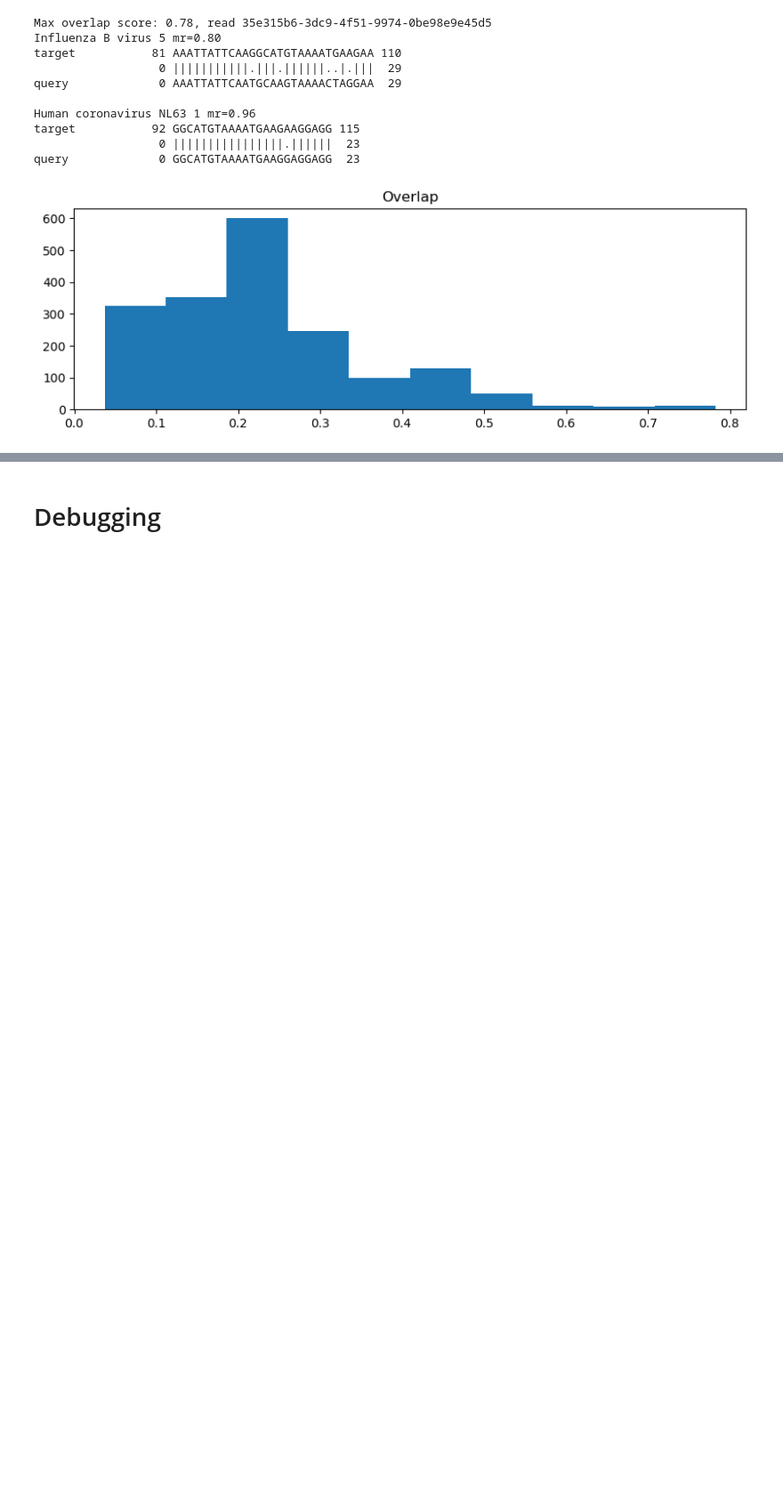
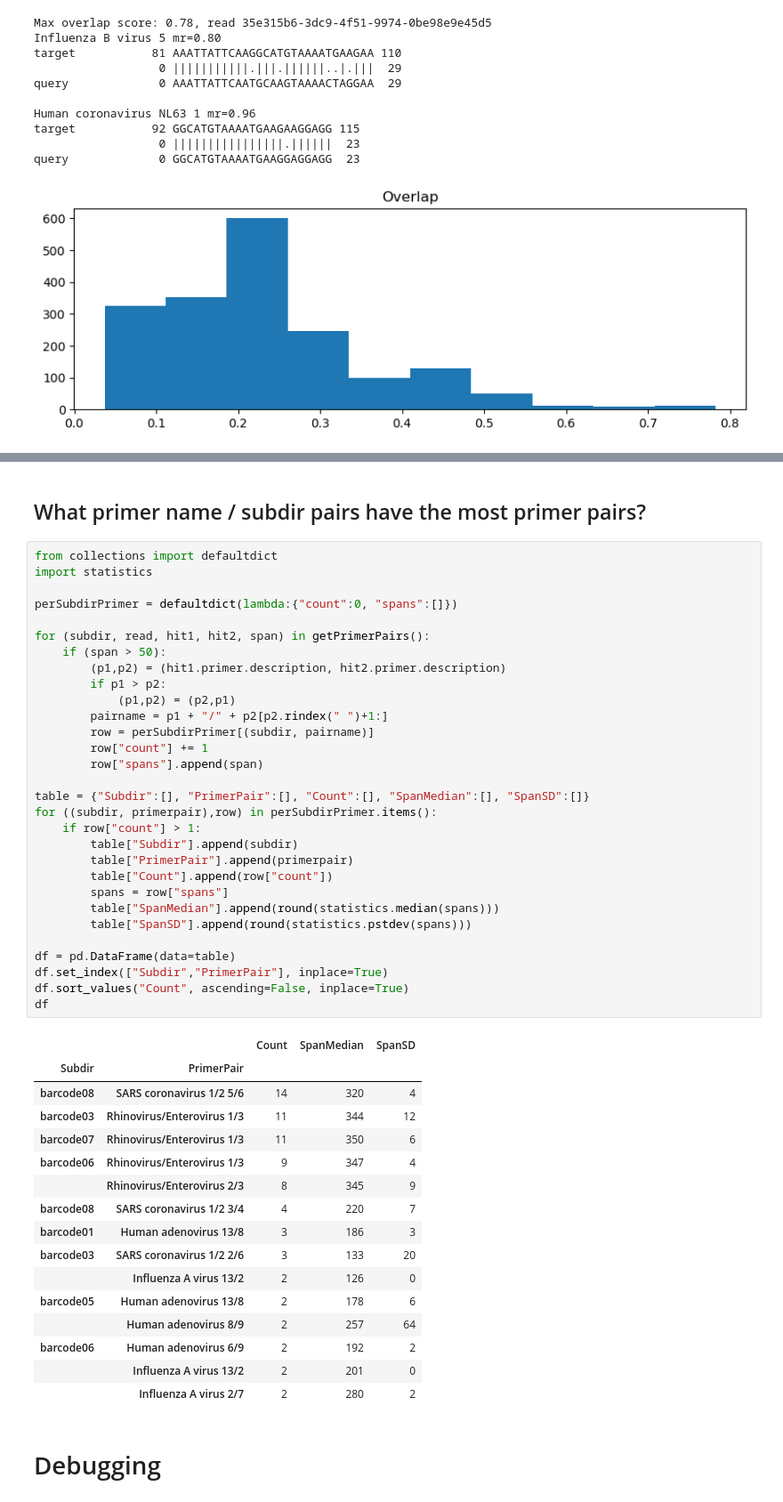
Before and after one commit to RByers/RespiCov-analyze, a Jupyter notebook: RCMatchPrimers.ipynb, the cells around one changed output, grey strips where cells are left out. Shown at 89% size. Saved outputs shown, nothing was run; the diff lists cells and outputs as text; blank space fills up the shorter version.

```diff
--- a/AnalyzeRespiCov.ipynb
+++ b/RCMatchPrimers.ipynb
@@ -454,3 +458,52 @@ TGGCTCTTTCAAGTCCTCCCTAATGTTACACACTGATTAAAGATTGCTATGTGAGATTAAGGTACTACATCTACTTGTGC
+# %% [markdown]
+## What primer name / subdir pairs have the most primer pairs?
+# %%
+from collections import defaultdict
+import statistics
+
+perSubdirPrimer = defaultdict(lambda:{"count":0, "spans":[]})
+
+for (subdir, read, hit1, hit2, span) in getPrimerPairs():
+    if (span > 50):
+        (p1,p2) = (hit1.primer.description, hit2.primer.description)
+        if p1 > p2:
+            (p1,p2) = (p2,p1)
+        pairname = p1 + "/" + p2[p2.rindex(" ")+1:]
+        row = perSubdirPrimer[(subdir, pairname)]
+        row["count"] += 1
+        row["spans"].append(span)
+
+table = {"Subdir":[], "PrimerPair":[], "Count":[], "SpanMedian":[], "SpanSD":[]}
+for ((subdir, primerpair),row) in perSubdirPrimer.items():
+    if row["count"] > 1:
+        table["Subdir"].append(subdir)
+        table["PrimerPair"].append(primerpair)
+        table["Count"].append(row["count"])
+        spans = row["spans"]
+        table["SpanMedian"].append(round(statistics.median(spans)))
+        table["SpanSD"].append(round(statistics.pstdev(spans)))
+
+df = pd.DataFrame(data=table)
+df.set_index(["Subdir","PrimerPair"], inplace=True)
+df.sort_values("Count", ascending=False, inplace=True)
+df
+# %% [output]
+|  |  | Count | SpanMedian | SpanSD |
+| Subdir | PrimerPair |  |  |  |
+| barcode08 | SARS coronavirus 1/2 5/6 | 14 | 320 | 4 |
+| barcode03 | Rhinovirus/Enterovirus 1/3 | 11 | 344 | 12 |
+| barcode07 | Rhinovirus/Enterovirus 1/3 | 11 | 350 | 6 |
+| barcode06 | Rhinovirus/Enterovirus 1/3 | 9 | 347 | 4 |
+|  | Rhinovirus/Enterovirus 2/3 | 8 | 345 | 9 |
+| barcode08 | SARS coronavirus 1/2 3/4 | 4 | 220 | 7 |
+| barcode01 | Human adenovirus 13/8 | 3 | 186 | 3 |
+| barcode03 | SARS coronavirus 1/2 2/6 | 3 | 133 | 20 |
+|  | Influenza A virus 13/2 | 2 | 126 | 0 |
+| barcode05 | Human adenovirus 13/8 | 2 | 178 | 6 |
+|  | Human adenovirus 8/9 | 2 | 257 | 64 |
+| barcode06 | Human adenovirus 6/9 | 2 | 192 | 2 |
+|  | Influenza A virus 13/2 | 2 | 201 | 0 |
+|  | Influenza A virus 2/7 | 2 | 280 | 2 |
 # %% [markdown]
 # Debugging
 # %%
```
Also changed, not shown: parts of 7 cells of this notebook.
